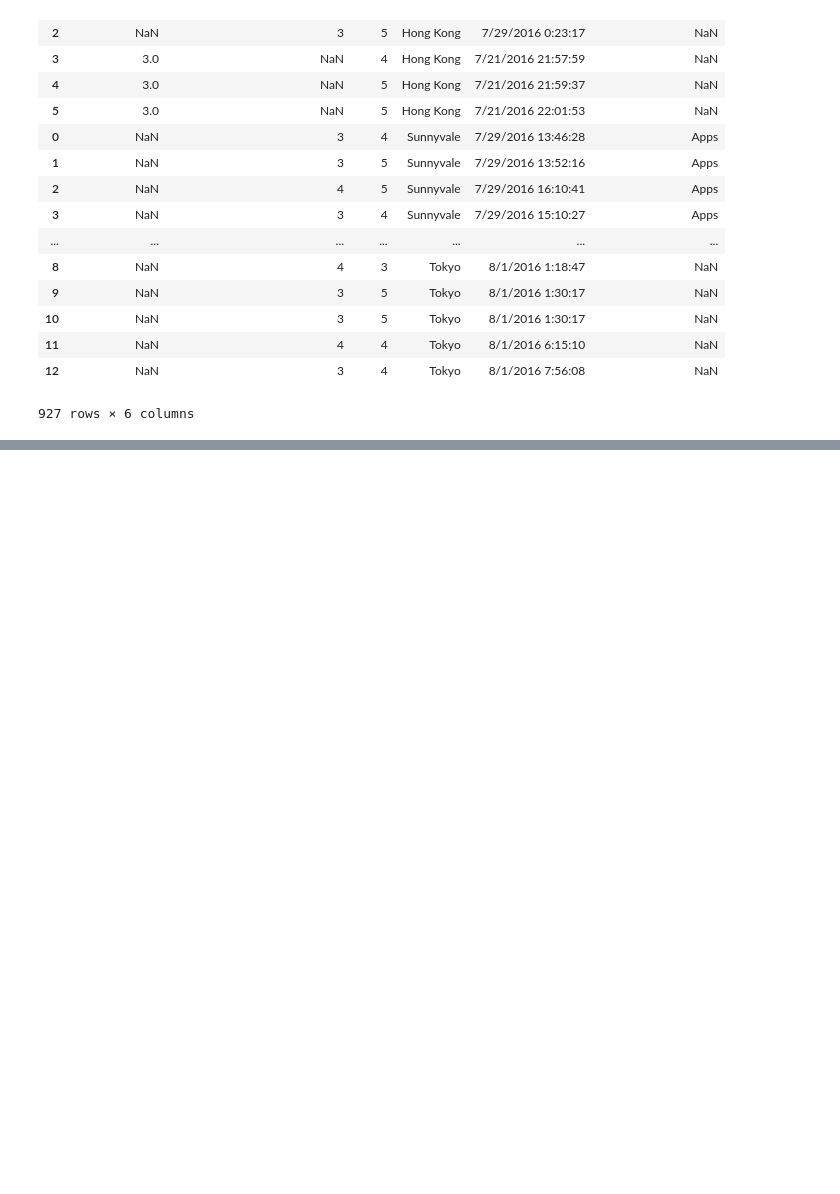
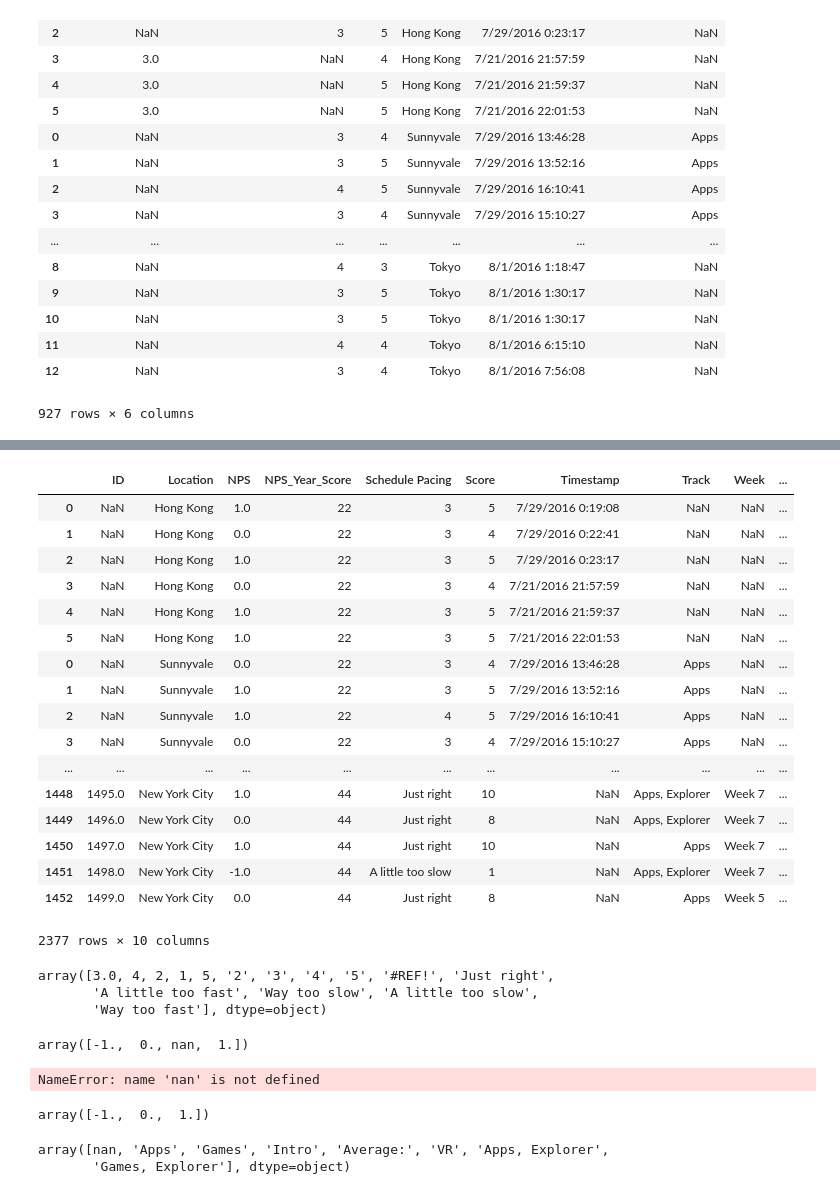
Before and after one commit to jamiejamiebobamie/dataScience1.1, a Jupyter notebook: nps_tutorial.ipynb, the cells around one changed output, grey strips where cells are left out. Drawn from its saved outputs; the diff is of its cells as text; code cells hidden in the pictures; blank space fills up the shorter version.

```diff
--- a/nps_tutorial.ipynb
+++ b/nps_tutorial.ipynb
@@ -1027,0 +1345,23 @@ df_2016
+# %%
+df = df.drop(['What track are you in?'], axis=1)
+# %%
+df
+# %% [output]
+|  | ID | Location | NPS | NPS_Year_Score | Schedule Pacing | Score | Timestamp | Track | Week | ... |
+| 0 | NaN | Hong Kong | 1.0 | 22 | 3 | 5 | 7/29/2016 0:19:08 | NaN | NaN | ... |
+| 1 | NaN | Hong Kong | 0.0 | 22 | 3 | 4 | 7/29/2016 0:22:41 | NaN | NaN | ... |
+| 2 | NaN | Hong Kong | 1.0 | 22 | 3 | 5 | 7/29/2016 0:23:17 | NaN | NaN | ... |
+| 3 | NaN | Hong Kong | 0.0 | 22 | 3 | 4 | 7/21/2016 21:57:59 | NaN | NaN | ... |
+| 4 | NaN | Hong Kong | 1.0 | 22 | 3 | 5 | 7/21/2016 21:59:37 | NaN | NaN | ... |
+| 5 | NaN | Hong Kong | 1.0 | 22 | 3 | 5 | 7/21/2016 22:01:53 | NaN | NaN | ... |
+| 0 | NaN | Sunnyvale | 0.0 | 22 | 3 | 4 | 7/29/2016 13:46:28 | Apps | NaN | ... |
+| 1 | NaN | Sunnyvale | 1.0 | 22 | 3 | 5 | 7/29/2016 13:52:16 | Apps | NaN | ... |
+| 2 | NaN | Sunnyvale | 1.0 | 22 | 4 | 5 | 7/29/2016 16:10:41 | Apps | NaN | ... |
+| 3 | NaN | Sunnyvale | 0.0 | 22 | 3 | 4 | 7/29/2016 15:10:27 | Apps | NaN | ... |
+| ... | ... | ... | ... | ... | ... | ... | ... | ... | ... | ... |
+| 1448 | 1495.0 | New York City | 1.0 | 44 | Just right | 10 | NaN | Apps, Explorer | Week 7 | ... |
+| 1449 | 1496.0 | New York City | 0.0 | 44 | Just right | 8 | NaN | Apps, Explorer | Week 7 | ... |
+| 1450 | 1497.0 | New York City | 1.0 | 44 | Just right | 10 | NaN | Apps | Week 7 | ... |
+| 1451 | 1498.0 | New York City | -1.0 | 44 | A little too slow | 1 | NaN | Apps, Explorer | Week 7 | ... |
+| 1452 | 1499.0 | New York City | 0.0 | 44 | Just right | 8 | NaN | Apps | Week 5 | ... |
+2377 rows × 10 columns
@@ -1027,0 +1372,6 @@ df_2016
+# %%
+df["Schedule Pacing"].unique()
+# %% [output]
+array([3.0, 4, 2, 1, 5, '2', '3', '4', '5', '#REF!', 'Just right',
+       'A little too fast', 'Way too slow', 'A little too slow',
+       'Way too fast'], dtype=object)
@@ -1027,0 +1380,8 @@ df_2016
+# %%
+df["Pacing NPS"].unique()
+# %% [output]
+array([-1.,  0., nan,  1.])
+# %%
+df["Pacing NPS"].isnull = df["Pacing NPS"].map({nan:0})
+# %% [output]
+NameError: name 'nan' is not defined
@@ -1027,0 +1390,9 @@ df_2016
+# %%
+df["Pacing NPS"].unique()
+# %% [output]
+array([-1.,  0.,  1.])
+# %%
+df["Track"].unique()
+# %% [output]
+array([nan, 'Apps', 'Games', 'Intro', 'Average:', 'VR', 'Apps, Explorer',
+       'Games, Explorer'], dtype=object)
```
Also changed, not shown: parts of 43 cells of this notebook.
